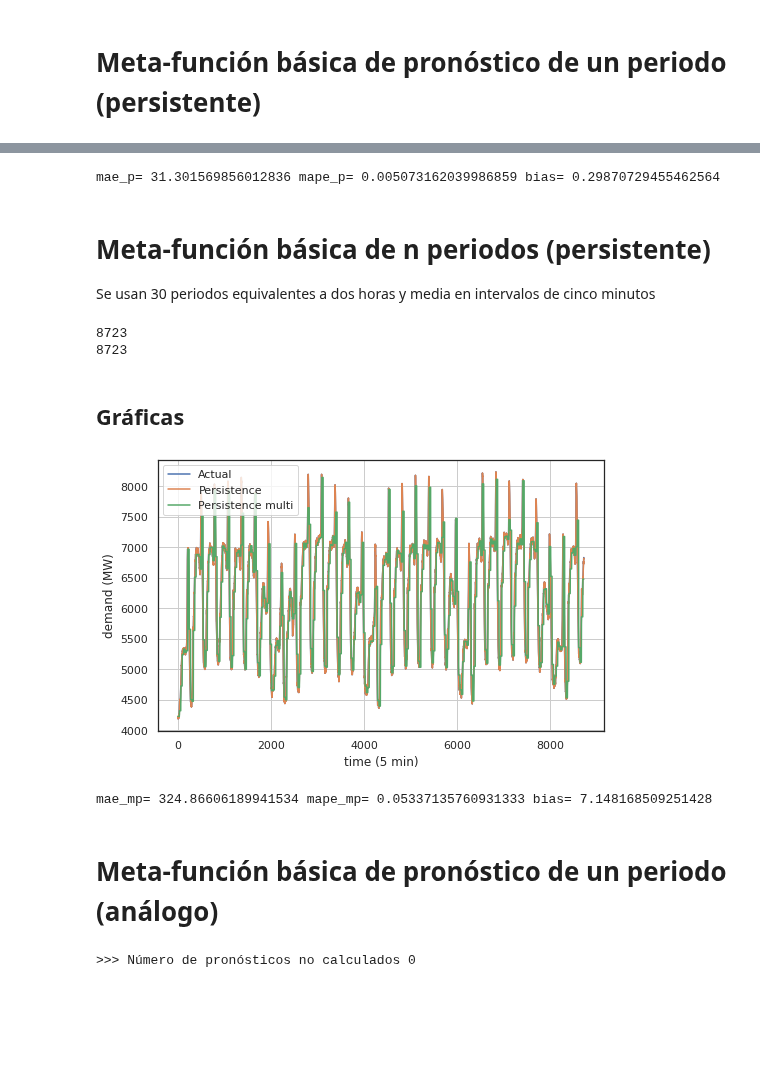
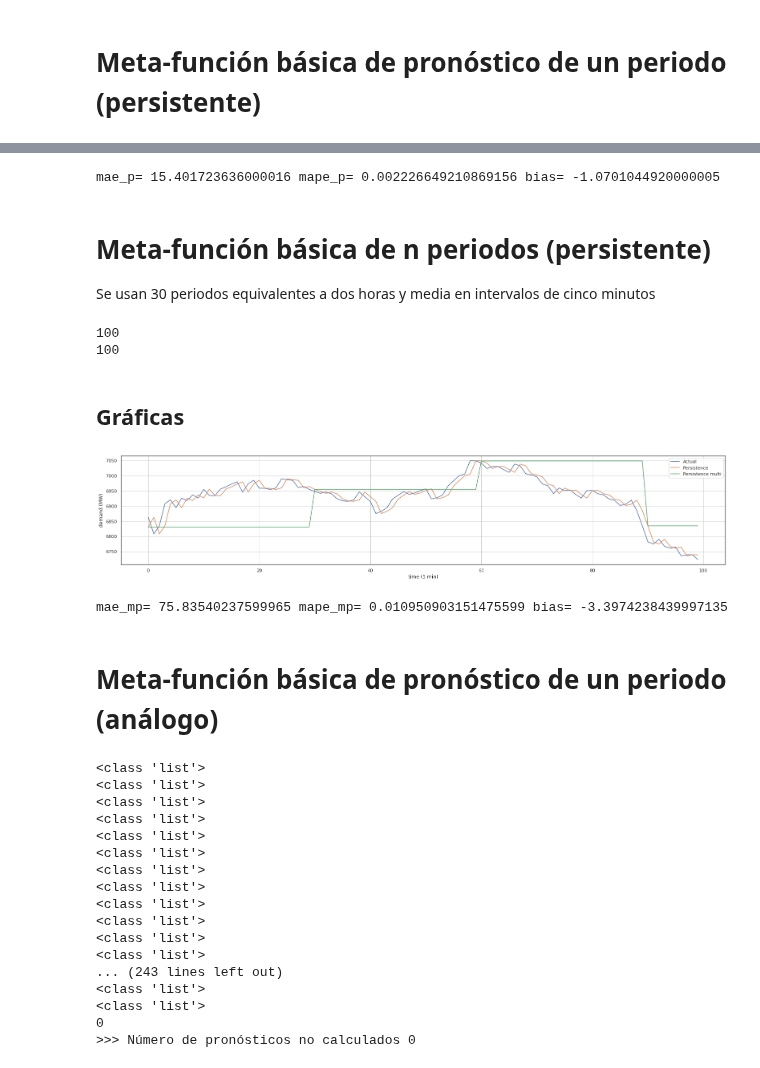
Before and after one commit to urieliram/statistical, a Jupyter notebook: Analog2.ipynb, the cells around one changed output, grey strips where cells are left out. Saved outputs shown, nothing was run; the diff lists cells and outputs as text; code cells hidden in the pictures; blank space fills up the shorter version.

```diff
--- a/Analog2.ipynb
+++ b/Analog2.ipynb
@@ -821,10 +812,10 @@ print(positions_test)
 # %%
 
 # >>> provisional para pruebas internas (comentar)
-#positions_test= [(0, 34892, 34892)]
 positions_test= [(0, 34892, 34992), (8723, 43615, 43715), (17446, 52338, 52438)]
 positions_test= [(0, 34892, 43615), (8723, 43615, 52338), (17446, 52338, 61061)]
 positions_test= [(0, 34892, 43615)]
+positions_test= [(8723, 43615, 43715)]
 # %%
 ## ... time serie·time-serie·time-serie·time-serie·time-serie·time-serie·time-serie·time-serie·time-serie·time-serie·time-serie ...
 ##                |                                               |           |       |
@@ -858,7 +849,7 @@ mape_p = mean_absolute_percentage_error(test_,forecast_)
 bias_p = bias.bias(test_,forecast_)
 print('mae_p=',mae_p,'mape_p=',mape_p,'bias=',bias_p)
 # %% [output]
-mae_p= 31.301569856012836 mape_p= 0.005073162039986859 bias= 0.29870729455462564
+mae_p= 15.401723636000016 mape_p= 0.002226649210869156 bias= -1.0701044920000005
 # %% [markdown]
 # Meta-función básica de n periodos (persistente)
 Se usan 30 periodos equivalentes a dos horas y media en intervalos de cinco minutos
@@ -880,29 +871,29 @@ for to,tt,tf in positions_test:
 print(len(forecast2_))
 print(len(test_))
 # %% [output]
-8723
-8723
+100
+100
 # %% [markdown]
 ## Gráficas
 # %%
-fig, ax = plt.subplots(figsize=(8,5))
+fig, ax = plt.subplots(figsize=(27,5))
 ax.plot(test_[0:35892],      label='Actual')
 ax.plot(forecast_[0:35892],  label='Persistence')
 ax.plot(forecast2_[0:35892], label='Persistence multi')
 ax.set(xlabel='time (5 min)', ylabel='demand (MW)')
 ax.grid()
 plt.legend()
 fig.savefig("test.pdf")
 plt.show()
 # %% [output]
-[figure, old version]
+[figure, new version]
 # %%
 mae_mp  = mean_absolute_error(test_,forecast2_)
 mape_mp = mean_absolute_percentage_error(test_,forecast2_)
 bias_mp  = bias.bias(test_,forecast2_)
 print('mae_mp=',mae_mp,'mape_mp=',mape_mp,'bias=',bias_mp)
 # %% [output]
-mae_mp= 324.86606189941534 mape_mp= 0.05337135760931333 bias= 7.148168509251428
+mae_mp= 75.83540237599965 mape_mp= 0.010950903151475599 bias= -3.3974238439997135
 # %% [markdown]
 # Meta-función básica de pronóstico de un periodo (análogo)
 # %%
@@ -910,7 +901,7 @@ mae_mp= 324.86606189941534 mape_mp= 0.05337135760931333 bias= 7.148168509251428
 ##                |                                               |           |       |
 ##                |                                               |<---n_p--->|       |
 ##                |<------------------ train -------------------->|<-------test------>|
-##                to                                              tt                 tf
+##                to                  ...j...                     tt                 tf
 n_p = 1   ## Numero de periodos por salto
 forecast3_ = []
 forecast4_ = []
@@ -930,15 +921,22 @@ for to,tt,tf in positions_test:
         d     = 'pearson'
         m     = 'OLSstep'
         X_train = numpy.array(serie[to+j:tt+j])
+
         try:
             pred_, t_sel_, t_reg_, fail_ = analogo_knn(X_train, vsele=vsele, k=k, tol=tol, typedist=d, typereg=m, verbose=False)
         except:
             print(">>> Pronóstico no calculado en posicion:",tt)
+            fail = fail + 1
+
         if fail_==True:
-            print(">>> Pronóstico no calculado en posicion:",tt)
+            print(">>> Pronóstico persistente en posicion:",tt)
             fail = fail + 1
-        forecast3_.append(pred_[0])
-        if j >= vsele :
+
+        #forecast3_.append(pred_[0])
+        pred_list  = pred_.tolist()
+        forecast3_ = forecast3_ + pred_list[0:1]
+        if j >= 20 :
+            print(nn)
             array1 = np.array(forecast3_[nn:-n_p])
             array2 = np.array(serie[tt:tt+j])
             epsilon = np.subtract(array1,array2)
@@ -947,15 +945,36 @@ for to,tt,tf in positions_test:
             forecast4_ = forecast4_ + [pred_[0] - delta]
         else:
             forecast4_ = forecast3_
+
         time3_.append(time.time() - t_o)
         j=j+n_p
         n=n+1
+
     modu=(tf-tt)%n_p
+
     if modu > 0:
+        print(type(forecast3_)); print(type(forecast4_))
         forecast3_=forecast3_[0:(+modu-n_p)]
         forecast4_=forecast4_[0:(+modu-n_p)]
+
 print('>>> Número de pronósticos no calculados',fail)
 # %% [output]
+<class 'list'>
+<class 'list'>
+<class 'list'>
+<class 'list'>
+<class 'list'>
+<class 'list'>
+<class 'list'>
+<class 'list'>
+<class 'list'>
+<class 'list'>
+<class 'list'>
+<class 'list'>
+... (243 lines left out)
+<class 'list'>
+<class 'list'>
+0
 >>> Número de pronósticos no calculados 0
 # %%
 print(len(forecast3_))
```
Also changed, not shown: parts of 14 cells of this notebook.
